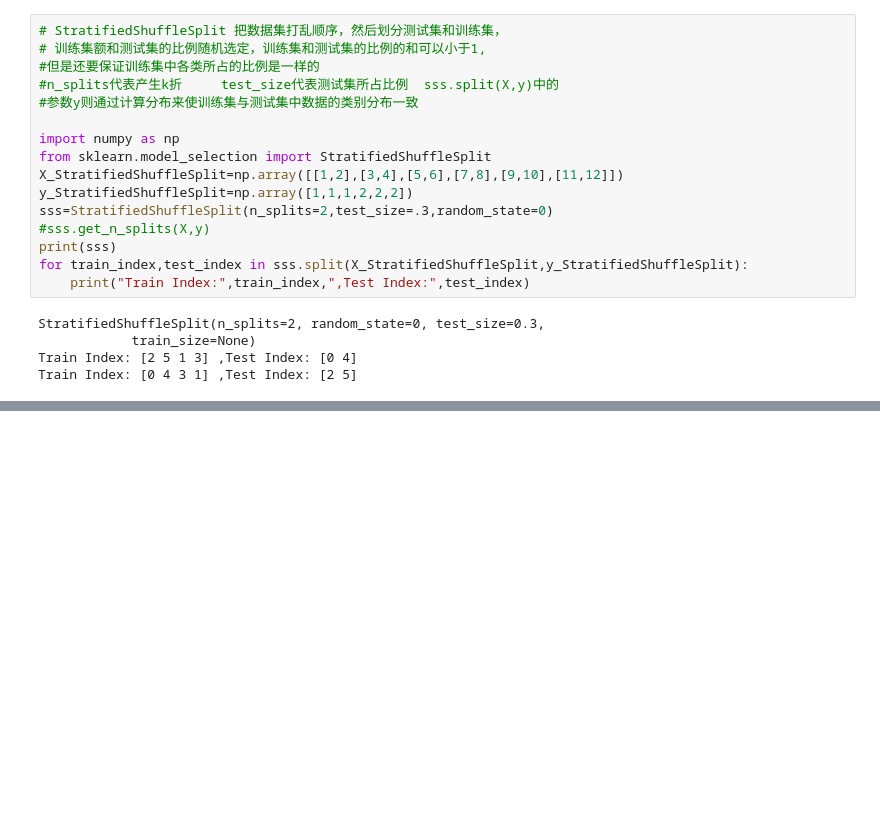
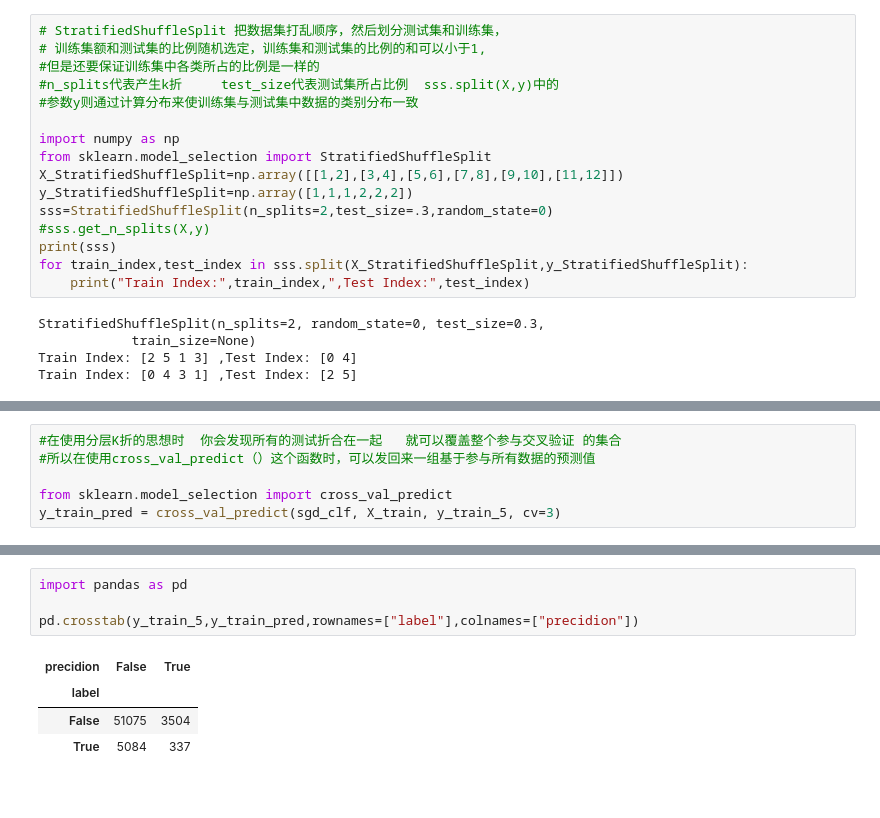
Before and after one commit to JackDemo/hands-on-ml-with-sklearn-and-tf, a Jupyter notebook: Section_3.ipynb, the cells around one changed output, grey strips where cells are left out. Drawn from its saved outputs; the diff is of its cells as text; blank space fills up the shorter version.

```diff
--- a/Section_3.ipynb
+++ b/Section_3.ipynb
@@ -183,0 +228,6 @@ array([0.8985, 0.8072, 0.6216])
+# %%
+#在使用分层K折的思想时  你会发现所有的测试折合在一起   就可以覆盖整个参与交叉验证 的集合
+#所以在使用cross_val_predict（）这个函数时，可以发回来一组基于参与所有数据的预测值
+
+from sklearn.model_selection import cross_val_predict
+y_train_pred = cross_val_predict(sgd_clf, X_train, y_train_5, cv=3)
@@ -183,0 +242,13 @@ array([0.8985, 0.8072, 0.6216])
+# %%
+import pandas as pd
+
+pd.crosstab(y_train_5,y_train_pred,rownames=["label"],colnames=["precidion"])
+# %% [output]
+| precidion | False | True |
+| label |  |  |
+| False | 51075 | 3504 |
+| True | 5084 | 337 |
+# %% [markdown]
+[base64str]:embedded-picture-1
+# %% [markdown]
+[base64str]:embedded-picture-1
```
Also changed, not shown: parts of 6 cells of this notebook, 2 other files.
